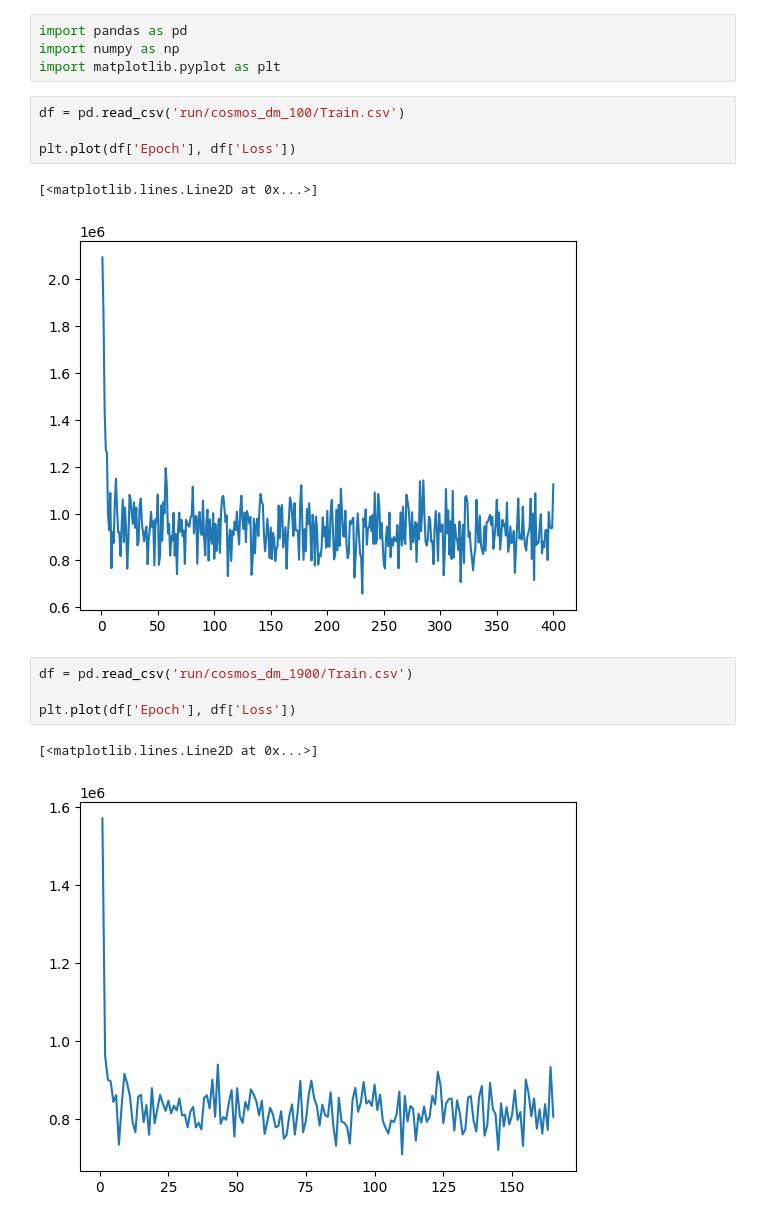
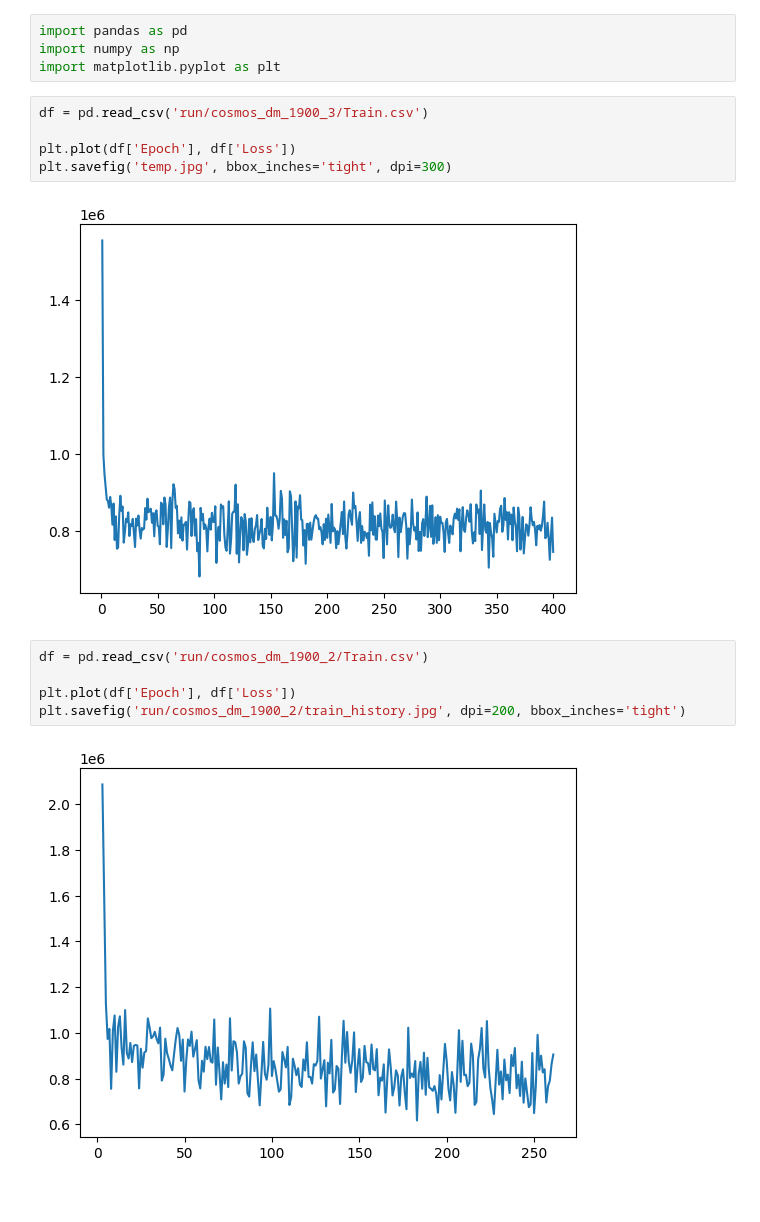
Before and after one commit to UVA-MLSys/IC_pixel-diffusion, a Jupyter notebook: plot.ipynb, the cells around one changed output. Cells and saved outputs as stored; diff of their text form.

```diff
--- a/plot.ipynb
+++ b/plot.ipynb
@@ -3,16 +3,16 @@ import pandas as pd
 import numpy as np
 import matplotlib.pyplot as plt
 # %%
-df = pd.read_csv('run/cosmos_dm_100/Train.csv')
+df = pd.read_csv('run/cosmos_dm_1900_3/Train.csv')
 
 plt.plot(df['Epoch'], df['Loss'])
+plt.savefig('temp.jpg', bbox_inches='tight', dpi=300)
 # %% [output]
-[<matplotlib.lines.Line2D at 0x...>]
-[figure, old version]
+[figure, new version]
 # %%
-df = pd.read_csv('run/cosmos_dm_1900/Train.csv')
+df = pd.read_csv('run/cosmos_dm_1900_2/Train.csv')
 
 plt.plot(df['Epoch'], df['Loss'])
+plt.savefig('run/cosmos_dm_1900_2/train_history.jpg', dpi=200, bbox_inches='tight')
 # %% [output]
-[<matplotlib.lines.Line2D at 0x...>]
-[figure, old version]
+[figure, new version]
```
Also changed, not shown: parts of 3 cells of this notebook, 28 other files.
